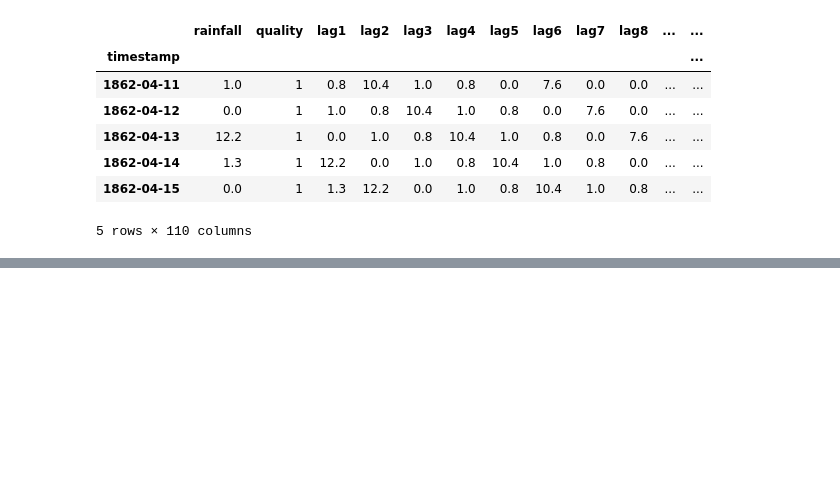
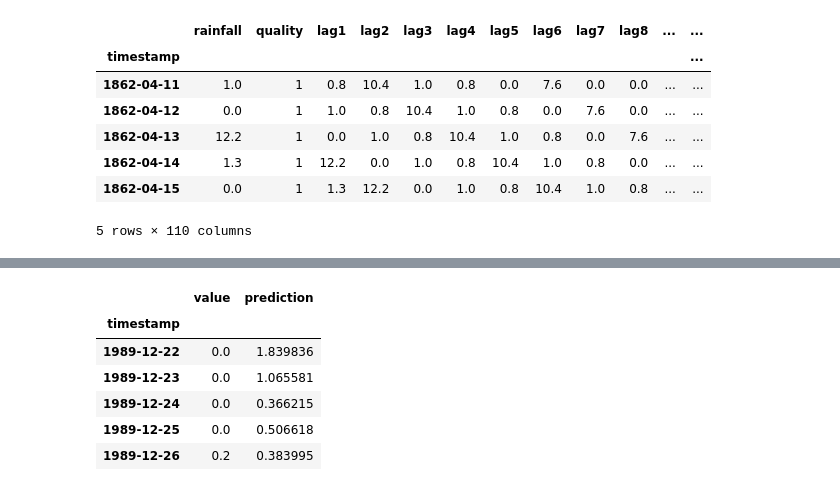
Before and after one commit to JackMcKew/jackmckew.dev, a Jupyter notebook: drafts/2022/weather-prediction-rnn/notebooks/weather-prediction-rnn.ipynb, the cells around one changed output, grey strips where cells are left out. Drawn from its saved outputs; the diff is of its cells as text; code cells hidden in the pictures; blank space fills up the shorter version.

```diff
--- a/drafts/2022/weather-prediction-rnn/notebooks/weather-prediction-rnn.ipynb
+++ b/drafts/2022/weather-prediction-rnn/notebooks/weather-prediction-rnn.ipynb
@@ -343,0 +355,29 @@ RuntimeError: For unbatched 2-D input, hx should also be 2-D but got 3-D tensor
+# %%
+predictions, values = opt.evaluate(test_loader, batch_size=64, n_features=input_dimension)
+# %%
+def inverse_transform(scaler, df, columns):
+    for col in columns:
+        df[col] = scaler.inverse_transform(df[col])
+    return df
+
+
+def format_predictions(predictions, values, df_test, scaler):
+    vals = np.concatenate(values, axis=0).ravel()
+    preds = np.concatenate(predictions, axis=0).ravel()
+    df_result = pd.DataFrame(data={"value": vals, "prediction": preds}, index=df_test.head(len(vals)).index)
+    df_result = df_result.sort_index()
+    df_result = inverse_transform(scaler, df_result, [["value", "prediction"]])
+    return df_result
+
+
+df_result = format_predictions(predictions, values, X_test, scaler)
+
+df_result.head(5)
+# %% [output]
+|  | value | prediction |
+| timestamp |  |  |
+| 1989-12-22 | 0.0 | 1.839836 |
+| 1989-12-23 | 0.0 | 1.065581 |
+| 1989-12-24 | 0.0 | 0.366215 |
+| 1989-12-25 | 0.0 | 0.506618 |
+| 1989-12-26 | 0.2 | 0.383995 |
```
Also changed, not shown: parts of 7 cells of this notebook, 4 other files.
